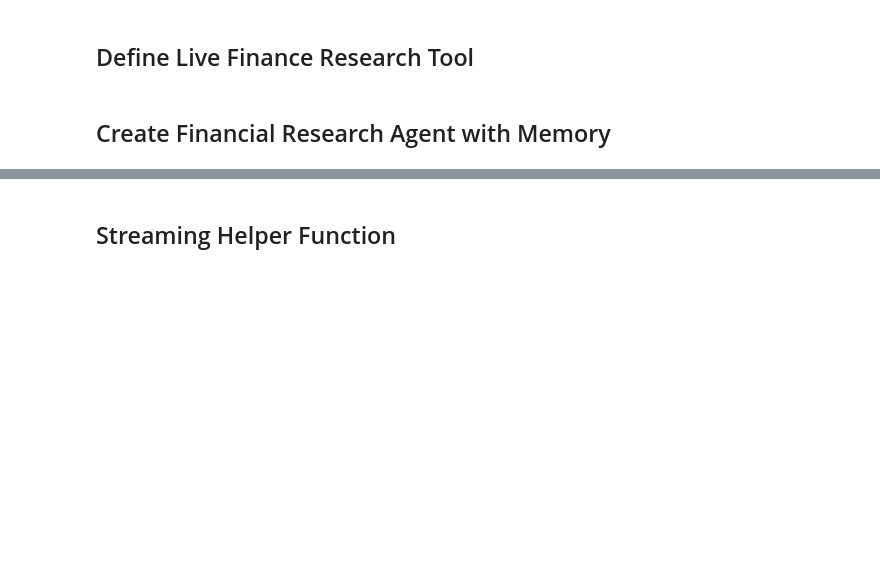
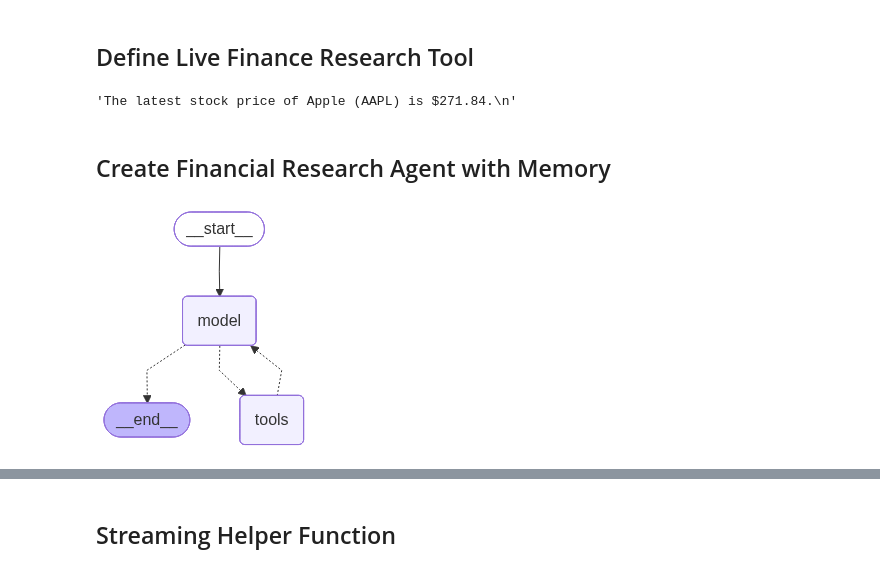
Before and after one commit to laxmimerit/Multi-Agent-Deep-RAG, a Jupyter notebook: 08 Multimodal Research Agent.ipynb, the cells around one changed output, grey strips where cells are left out. Cells and saved outputs as stored; diff of their text form; code cells hidden in the pictures; blank space fills up the shorter version.

Commit message:
multi modal agent

```diff
--- a/08 Multimodal Research Agent.ipynb
+++ b/08 Multimodal Research Agent.ipynb
@@ -37,0 +35,2 @@ model = ChatGoogleGenerativeAI(model='gemini-3-flash-preview')
+# %%
+results = hybrid_search.invoke({'query': 'what is the revenue of apple in 2024'})
@@ -42,8 +55,9 @@ import subprocess
 import sys
 
 @tool
-def live_finance_researcher(query: str) -> str:
-    """Research live stock data using Yahoo Finance MCP.
+def live_finance_researcher(query: str):
+    """
+    Research live stock data using Yahoo Finance MCP.
 
     Use this tool to get:
     - Current stock prices and real-time market data
@@ -58,29 +72,42 @@ def live_finance_researcher(query: str) -> str:
     Returns:
         Research results from Yahoo Finance
     """
+
     code = f"""
 import asyncio
 from scripts.yahoo_mcp import finance_research
 asyncio.run(finance_research("{query}"))
 """
     result = subprocess.run([sys.executable, '-c', code], capture_output=True, text=True)
+
     return result.stdout
+# %%
+live_finance_researcher.invoke({'query': 'what is the latest stock price of Apple'})
+# %% [output]
+'The latest stock price of Apple (AAPL) is $271.84.\n'
 # %% [markdown]
 ## Create Financial Research Agent with Memory
 # %%
+from langgraph.checkpoint.sqlite import SqliteSaver
+import sqlite3
+from langchain.agents import create_agent
+
 def get_agent():
-    conn = sqlite3.connect("data/financial_rag_agent.db", check_same_thread=False)
+    conn = sqlite3.connect('data/financial_research_agent.db', check_same_thread=False)
     checkpointer = SqliteSaver(conn=conn)
 
     agent = create_agent(
         model=model,
         tools=[hybrid_search, live_finance_researcher],
         system_prompt=MULTIMODEL_AGENT_PROMPT,
         checkpointer=checkpointer
     )
 
     return agent
 
 agent = get_agent()
+
 agent
+# %% [output]
+[figure, added]
 # %%
```
Also changed, not shown: parts of 12 cells of this notebook, 3 other files.
